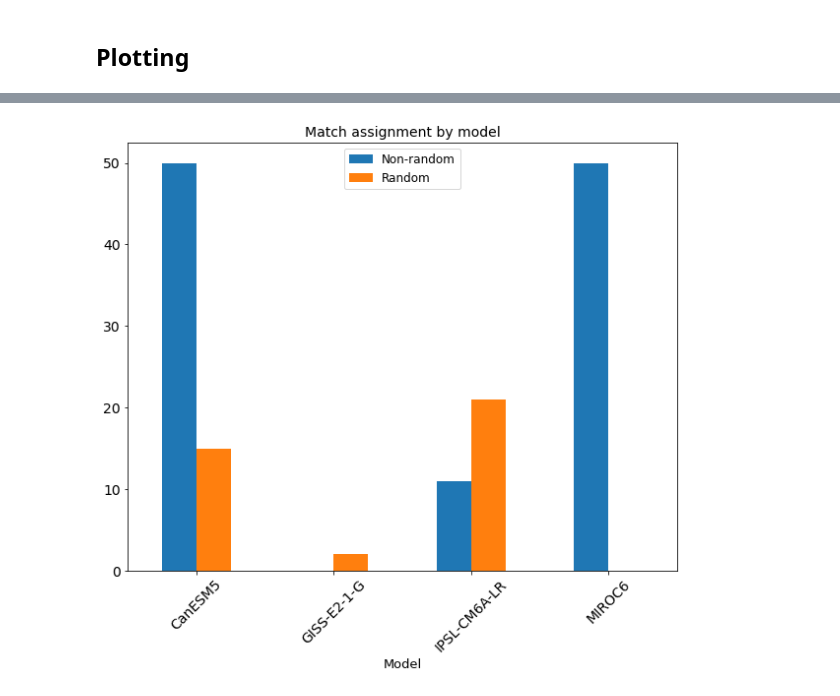
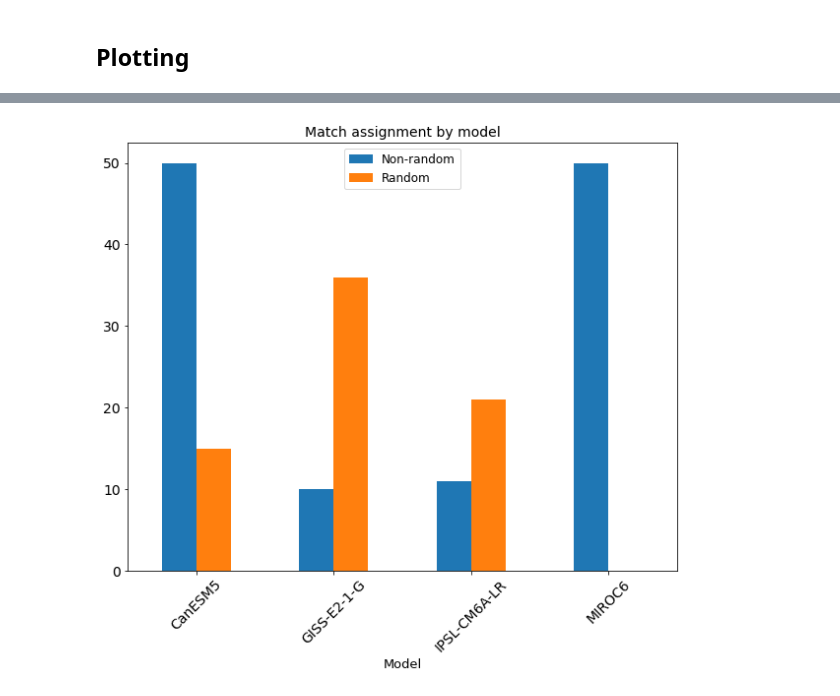
Before and after one commit to hanbyrne1995/gradient_project, a Jupyter notebook: LE_sandbox.ipynb, the cells around one changed output, grey strips where cells are left out. Saved outputs shown, nothing was run; the diff lists cells and outputs as text; code cells hidden in the pictures.

```diff
--- a/LE_sandbox.ipynb
+++ b/LE_sandbox.ipynb
@@ -77,0 +80,15 @@ histModelsTest = ClassifyHistModelsLite(modelListHist)
+# %%
+matchDir = '/home/hbyrne/Research/Gradient_project/gradient_project/Outputs/Model_Statistics'
+os.chdir(matchDir)
+
+fileName = 'Match_data22024-03-14.csv'
+matchData = pd.read_csv(fileName, index_col = 0)
+
+# creating a new column with the model name (note that these are all before the first _)
+models = []
+for modelName in list(matchData.index):
+    charIndex = modelName.index('_')
+    models.append(modelName[:charIndex])
+
+matchData['Model'] = models
+matchData.reindex(columns = ['Model', 'ScenModel', 'Assignment']);
@@ -199,10 +289,11 @@ No artists with labels found to put in legend.  Note that artists whose label st
 # %%
 fig, ax = plt.subplots(figsize = (10,8))
-plot = matchData.pivot_table(index = 'Model', columns = 'Assignment', aggfunc = 'count', fill_value = 0).plot(kind = 'bar', ax = ax, fontsize = 14)
+dfGrouped = matchData.groupby(['Model', 'Assignment']).size().reset_index(name = 'Counts')
+plot = dfGrouped.pivot_table(index = 'Model', columns = 'Assignment', fill_value = 0).plot(kind = 'bar', ax = ax, fontsize = 14)
 plot.set_title('Match assignment by model', fontsize = 14)
 plot.legend(['Non-random', 'Random'], fontsize = 12)
 plot.set_xlabel('Model', fontsize = 13)
 plot.set_xticklabels(ax.get_xticklabels(minor = False), rotation = 45)
 plt.show()
 # %% [output]
-[figure, old version]
+[figure, new version]
```
Also changed, not shown: parts of 17 cells of this notebook.
